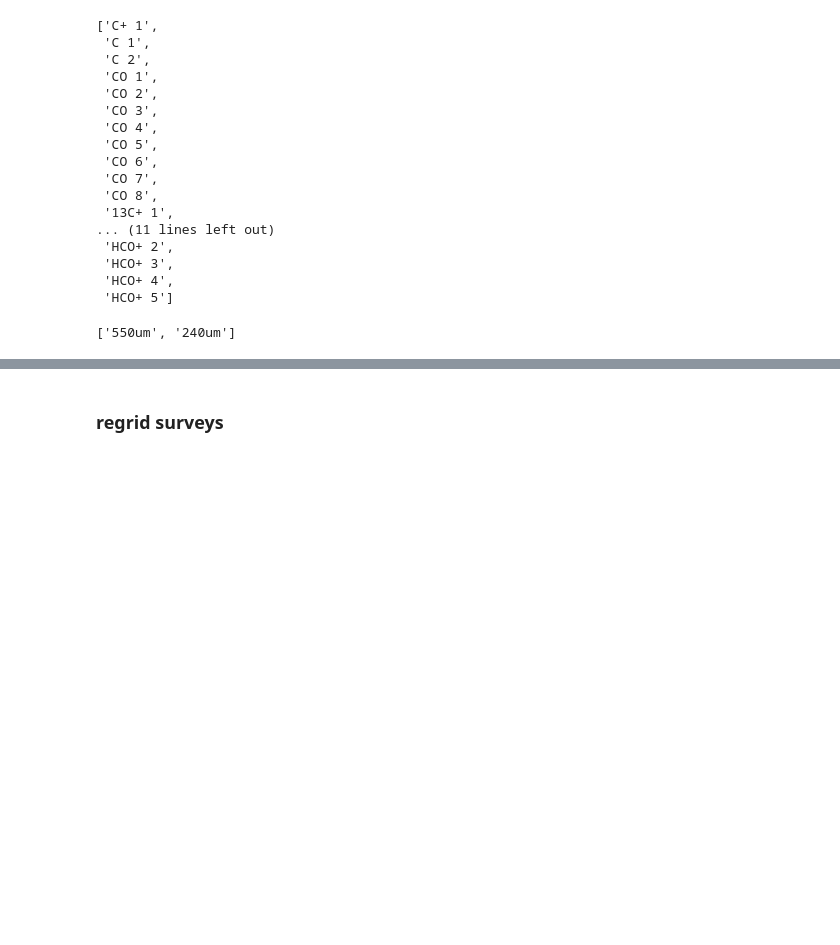
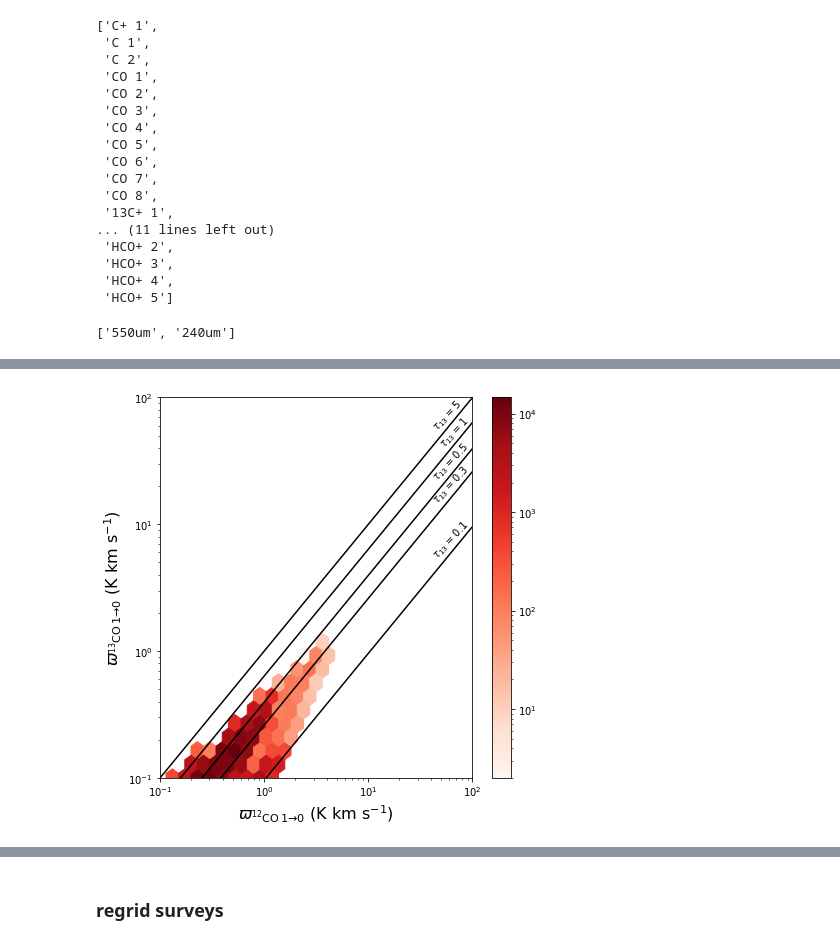
Before and after one commit to CraigYanitski/kosmatau3d, a Jupyter notebook: notebooks/model selection/model_comparison.ipynb, the cells around one changed output, grey strips where cells are left out. Saved outputs shown, nothing was run; the diff lists cells and outputs as text; code cells hidden in the pictures; blank space fills up the shorter version.

```diff
--- a/notebooks/model selection/model_comparison.ipynb
+++ b/notebooks/model selection/model_comparison.ipynb
@@ -253,4 +193,0 @@ model.clump_radius.shape
-# %%
-x, y, z = model.position.T
-i = np.where((x==0)&(y==0)&(z==0))
-i
@@ -324,0 +258,29 @@ plt.violinplot([np.log10(data[~i_nan]).flatten()], widths=1, showextrema=False)
+# %%
+xval = model.get_species_intensity(transition='CO 1', include_dust=False)[:, :, :]
+yval = model.get_species_intensity(transition='13CO 1', include_dust=False)[:, :, :]
+i_nan = xval == 0
+
+xmin = ymin = -1
+xmax = ymax = 2
+R_13 = 60
+tau_13 = [0.1, 0.3, 0.5, 1, 5]
+i_text = [-1, -1, -1, -1, -3]
+
+fig, ax = plt.subplots(1, 1, figsize=(7, 7))
+cm = ax.hexbin(xval[~i_nan], yval[~i_nan],
+                bins='log', xscale='log', yscale='log', gridsize=25, cmap='Reds', extent=(xmin, xmax, ymin, ymax))
+cb = fig.colorbar(cm, ax=ax)
+for i, tau in enumerate(tau_13):
+    x_fit = 10**np.linspace(xmin, xmax, num=100)
+    y_fit = x_fit * (1-np.exp(-tau)) / (1-np.exp(-R_13*tau))
+    rot = np.arctan((np.log10(y_fit[-1])-np.log10(y_fit[0]))/(np.log10(x_fit[-1])-np.log10(x_fit[0])))
+    ax.plot(x_fit, y_fit, c='xkcd:black')
+    plt.text(x_fit[i_text[i]], y_fit[i_text[i]], r'$\tau_{13}$' + f' = {tau}',
+             ha='right', va='bottom', c='xkcd:black', rotation=47, rotation_mode='anchor')
+ax.set_xlim(10**xmin, 10**xmax)
+ax.set_ylim(10**xmin, 10**xmax)
+ax.set_xlabel(r'$\varpi_\mathrm{^{12}CO \, 1 \to 0}$ (K km s$^{-1}$)', fontsize=16)
+ax.set_ylabel(r'$\varpi_\mathrm{^{13}CO \, 1 \to 0}$ (K km s$^{-1}$)', fontsize=16);
+plt.savefig('plots/hist2d_r400_convergence.png');
+# %% [output]
+[figure, added]
```
Also changed, not shown: parts of 30 cells of this notebook, 3 other files.
